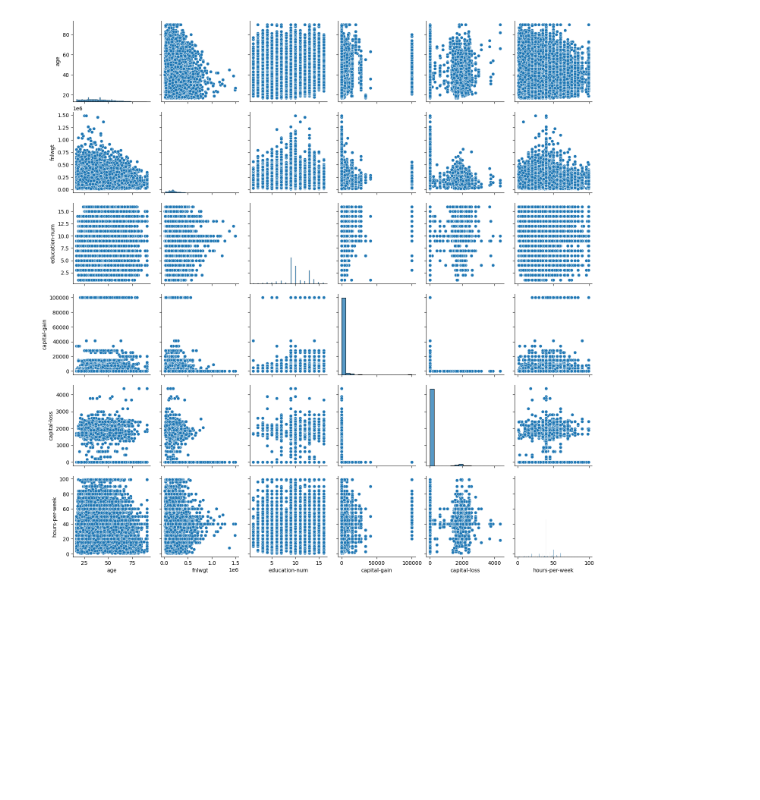
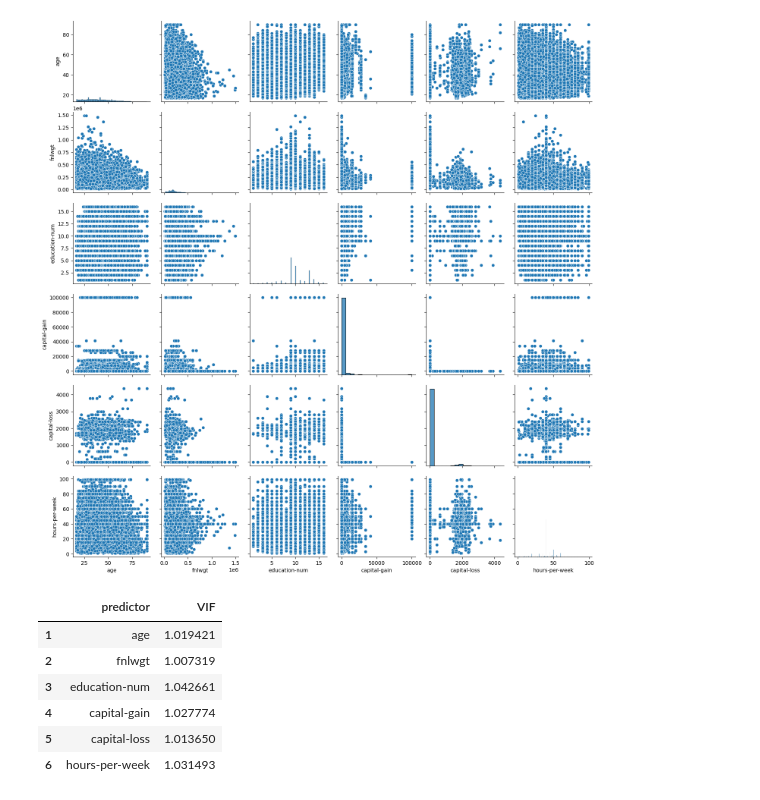
Before and after one commit to lucio-cornejo/timi-project, a Jupyter notebook: src/analisis_descriptivo/notebooks/analisis_entre_variables.ipynb, the cells around one changed output. Saved outputs shown, nothing was run; the diff lists cells and outputs as text; code cells hidden in the pictures; blank space fills up the shorter version.

Commit message:
Revisar multicolinearidad entre los predictores numéricos

```diff
--- a/src/analisis_descriptivo/notebooks/analisis_entre_variables.ipynb
+++ b/src/analisis_descriptivo/notebooks/analisis_entre_variables.ipynb
@@ -150,3 +152,21 @@ sns.pairplot(datos[VARS_NUMERICAS])
 # %% [output]
 <seaborn.axisgrid.PairGrid at 0x...>
 [figure]
+# %%
+# Análisis de multicolinearidad entre predictores numéricos
+X = add_constant(datos[VARS_NUMERICAS])
+
+vif_data = pd.DataFrame()
+vif_data["predictor"] = X.columns
+vif_data["VIF"] = [variance_inflation_factor(X.values, i) for i in range(X.shape[1])]
+
+# No se requiere la variable artificial "const" como predictor
+vif_data.iloc[1:]
+# %% [output]
+|  | predictor | VIF |
+| 1 | age | 1.019421 |
+| 2 | fnlwgt | 1.007319 |
+| 3 | education-num | 1.042661 |
+| 4 | capital-gain | 1.027774 |
+| 5 | capital-loss | 1.013650 |
+| 6 | hours-per-week | 1.031493 |
```
Also changed, not shown: parts of 1 cell of this notebook, 2 other files.
